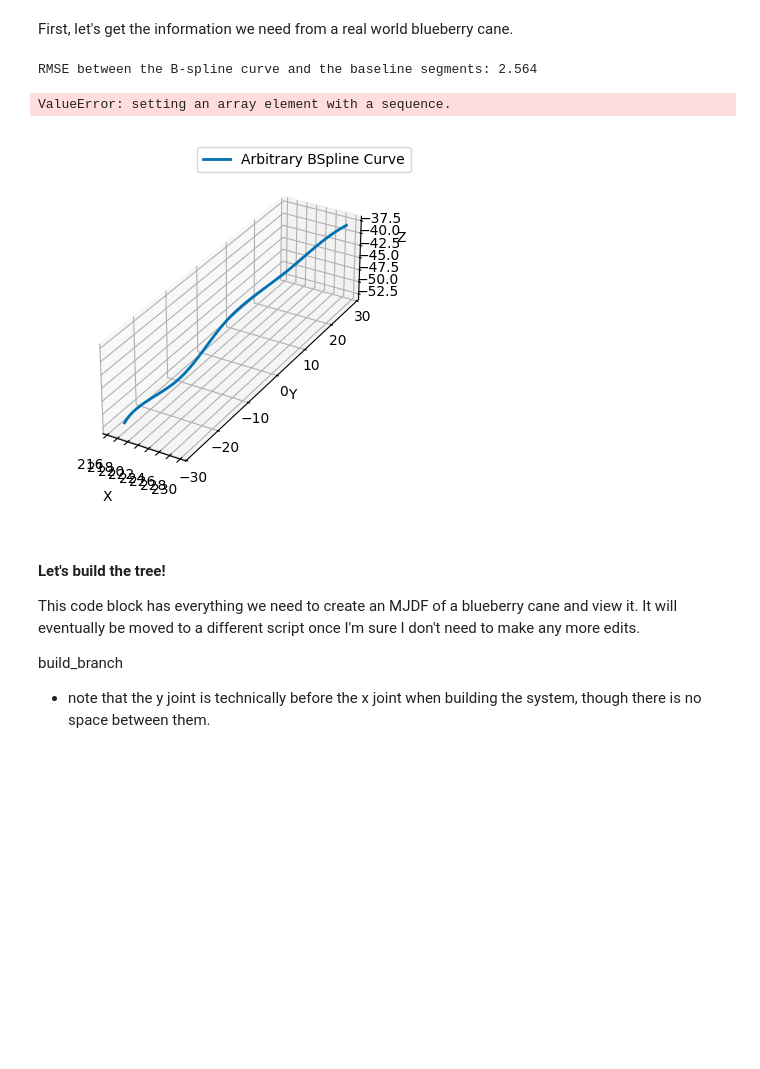
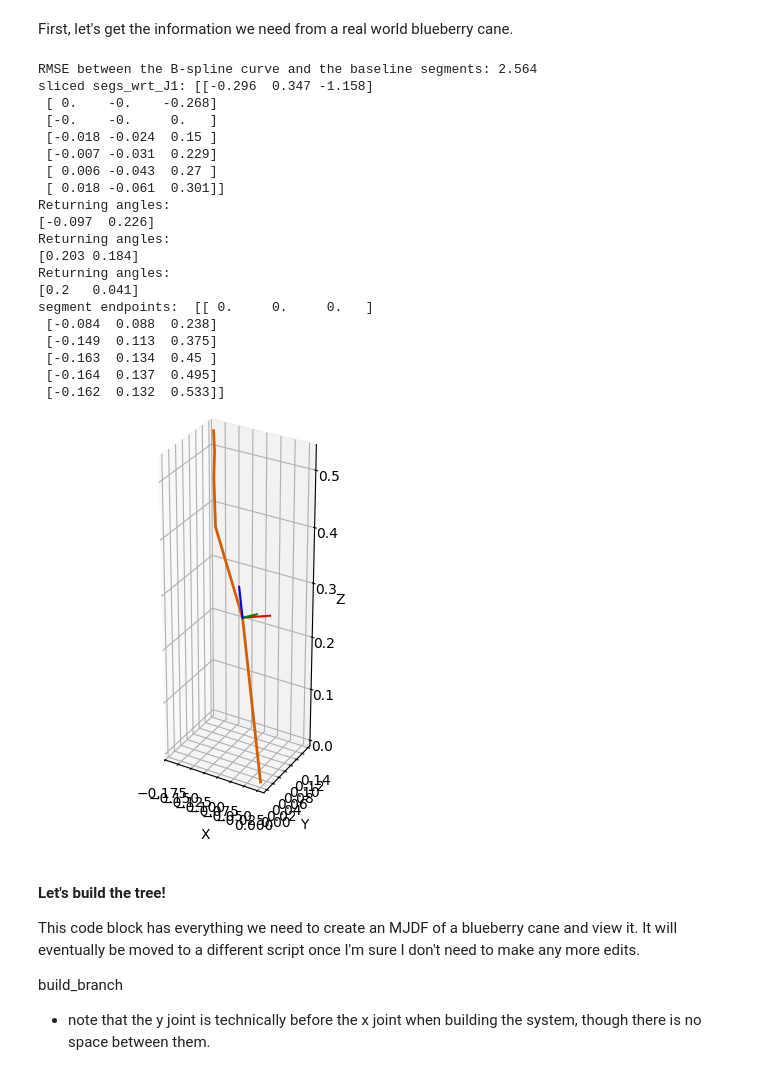
Before and after one commit to Intelligent-Machines-and-Materials-Lab/MuJoCoBlueberryModeling, a Jupyter notebook: src/branchSim.ipynb, the cells around one changed output. Cells and saved outputs as stored; diff of their text form; code cells hidden in the pictures; blank space fills up the shorter version.

Commit message:
second angle WORKS with 2 euler angles

```diff
--- a/src/branchSim.ipynb
+++ b/src/branchSim.ipynb
@@ -34,6 +34,7 @@ from scipy.spatial.transform import Rotation as R
 from pytransform3d import rotations as pr
 from pytransform3d import transformations as pt
 from pytransform3d.transform_manager import TransformManager
+from pytransform3d import plot_utils as pu
 
 
 # More legible printing from numpy.
@@ -53,5 +54,4 @@ from simple_pid import PID
 BROWN = np.array([0.4, 0.24, 0.0, 1])
 BRANCH_STIFFNESS = 295
 
-import scipy.spatial.transform
-print(dir(scipy.spatial.transform))
+tm = TransformManager()
@@ -114,35 +127,56 @@ First, let's get the information we need from a real world blueberry cane.
 # %%
 # This function loads a spline representing a blueberry cane and segments it into discrete pieces.
 segs_cm = splineconverter.segment_spline_from_files('../data/splines/B3/bush_3_cyl1.json',
-                                                 '../data/splines/B3/check_3d_bezier1.obj', make_plot=True)
+                                                 '../data/splines/B3/check_3d_bezier1.obj', make_plot=False)
 segs = np.array(segs_cm) / 100  # convert to meters from centimeters
 
 # Switch coordinate frames from spline (camera) to MuJoCo and center at origin
 trans_segs = np.zeros_like(segs)
 trans_segs[:,0] = segs[:,2].copy()-segs[-1,2]  # +x in mujoco is +z in camera ("forwards")
 trans_segs[:,1] = -segs[:,0].copy()+segs[-1,0]  # +y in mujoco is -x in camera ("left")
 trans_segs[:,2] = -segs[:,1].copy()+segs[-1,1]  # +z in mujoco is -y in camera ("up") (y was down in camera)
 segs_flipped = trans_segs[::-1]
 
 # Get lengths of segments and angles between them (for setting up the MJCF model)
 seg_lengths = splineconverter.get_segment_lengths(segs_flipped)
 #TODO: fix this function to return the correct angles
 seg_angles = get_angles_between_segments(segs_flipped)
 print("segment endpoints: ", segs_flipped)
 
-# fig = plt.figure()
-# ax = fig.add_subplot(111, projection='3d')
-# # ax.plot(segs[:, 0], segs[:, 1], segs[:, 2], color='#009E73', lw=2)
-# ax.plot(trans_segs[:, 0], trans_segs[:, 1], trans_segs[:, 2], color='#D55E00', lw=2)
+fig = plt.figure()
+ax = fig.add_subplot(111, projection='3d')
+# ax.plot(segs[:, 0], segs[:, 1], segs[:, 2], color='#009E73', lw=2)
+ax.plot(trans_segs[:, 0], trans_segs[:, 1], trans_segs[:, 2], color='#D55E00', lw=2)
 
-# ax.set_xlabel('X')
-# ax.set_ylabel('Y')
-# ax.set_zlabel('Z')
-# ax.set_aspect('equal', adjustable='box')
+F1 = pu.Frame(tm.get_transform("S", "J1"), s=0.05)
+F1.add_frame(ax)
+
+ax.set_xlabel('X')
+ax.set_ylabel('Y')
+ax.set_zlabel('Z')
+ax.set_aspect('equal', adjustable='box')
 # %% [output]
 RMSE between the B-spline curve and the baseline segments: 2.564
+sliced segs_wrt_J1: [[-0.296  0.347 -1.158]
+ [ 0.    -0.    -0.268]
+ [-0.    -0.     0.   ]
+ [-0.018 -0.024  0.15 ]
+ [-0.007 -0.031  0.229]
+ [ 0.006 -0.043  0.27 ]
+ [ 0.018 -0.061  0.301]]
+Returning angles:
+[-0.097  0.226]
+Returning angles:
+[0.203 0.184]
+Returning angles:
+[0.2   0.041]
+segment endpoints:  [[ 0.     0.     0.   ]
+ [-0.084  0.088  0.238]
+ [-0.149  0.113  0.375]
+ [-0.163  0.134  0.45 ]
+ [-0.164  0.137  0.495]
+ [-0.162  0.132  0.533]]
-ValueError: setting an array element with a sequence.
-[figure, old version]
+[figure, new version]
 # %% [markdown]
 #### Let's build the tree!
 
```
Also changed, not shown: parts of 3 cells of this notebook.
